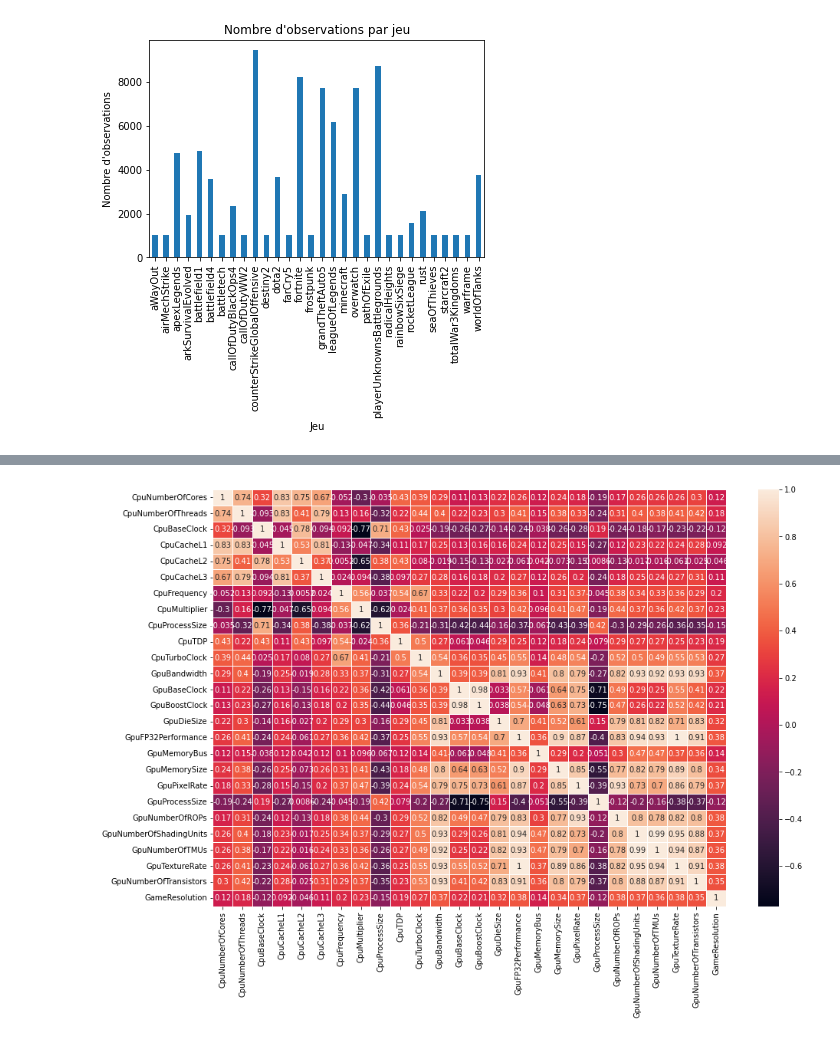
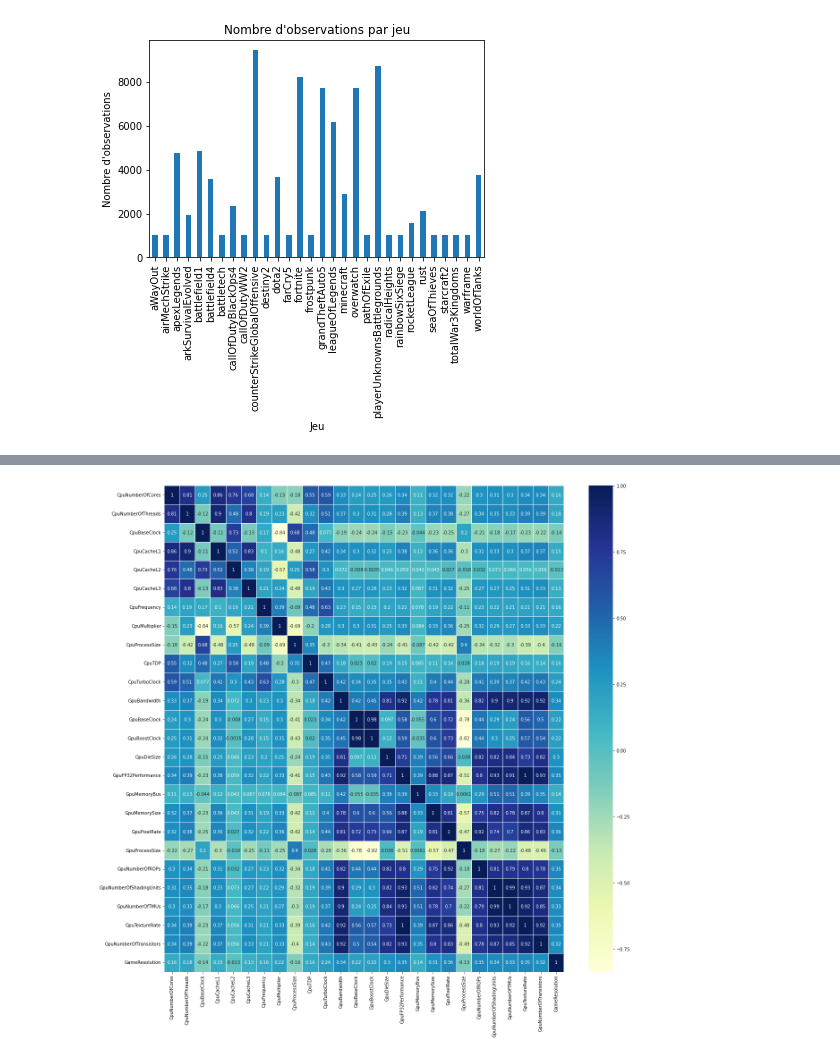
Before and after one commit to KontainPluton/FPS-Prediction-ML, a Jupyter notebook: Rapport.ipynb, the cells around one changed output, grey strips where cells are left out. Saved outputs shown, nothing was run; the diff lists cells and outputs as text; code cells hidden in the pictures.

```diff
--- a/Rapport.ipynb
+++ b/Rapport.ipynb
@@ -268,24 +291,22 @@ dtype: int64
 # %%
 ### Création d'un dataset temporaire pour l'affichage (dataset sans le target)
 
-dataset_df_wt_target = pd.DataFrame(data=dataset.data, columns=dataset.feature_names)
+dataset_temp = pd.DataFrame(data=dataset.data, columns=dataset.feature_names)
 
 ### Supression des colonnes, et supression des valeurs nulles (les lignes avec des valeurs nulles)
 
-dataset_df_wt_target = dataset_df_wt_target.drop(
+dataset_temp = dataset_temp.drop(
     columns=['GpuNumberOfExecutionUnits', 'GpuNumberOfComputeUnits','CpuNumberOfTransistors', 'CpuDieSize','Dataset']).dropna()
 
-###bidule3 = bidule2.drop_duplicates(subset=bidule2.columns.difference(['target'])).reset_index().drop(columns=['index'])
+dataset_temp = dataset_temp.drop_duplicates(subset=dataset_temp.columns.difference(['target'])).reset_index().drop(columns=['index'])
 
 %matplotlib inline
 
-corr_matrix=dataset_df_wt_target.corr()
-fig,ax=plt.subplots(figsize=(15,10))
-ax=sns.heatmap(corr_matrix,
-              annot=True,
-              linewidths=0.5)
+corr_matrix=dataset_temp.corr()
+fig,ax=plt.subplots(figsize=(20,10))
+ax=sns.heatmap(corr_matrix, annot=True, linewidths=0.5, cmap="YlGnBu")
 # %% [output]
-[figure, old version]
+[figure, new version]
 # %%
 dataset_copy = dataset_df_reduced_rows
 dict_init = {}
```
Also changed, not shown: parts of 3 cells of this notebook.
